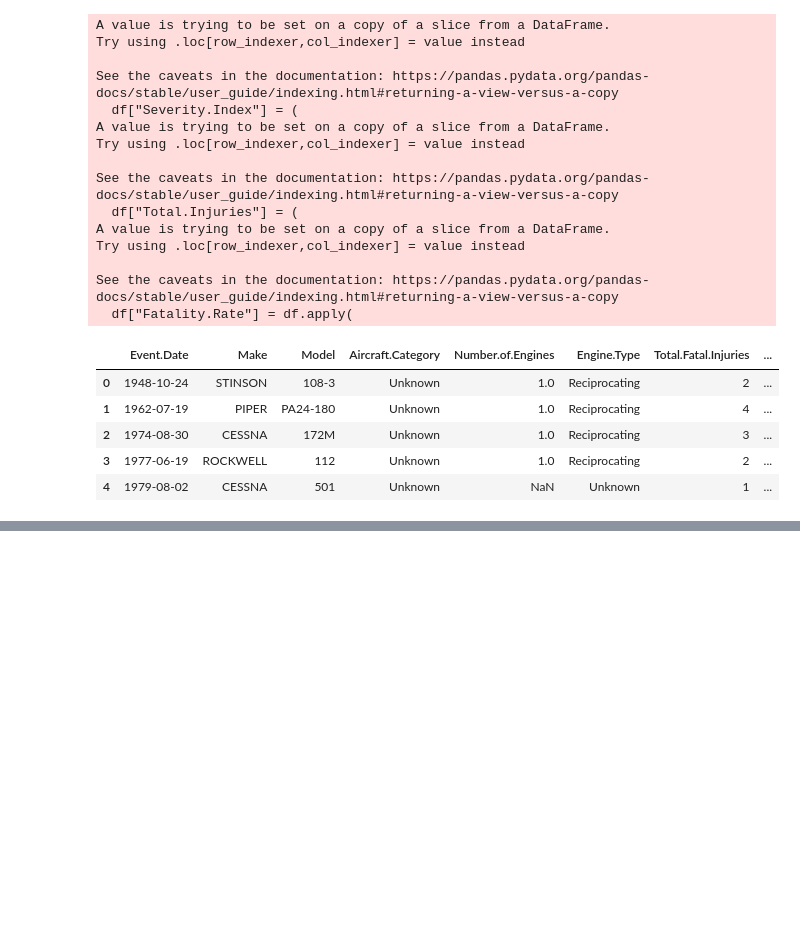
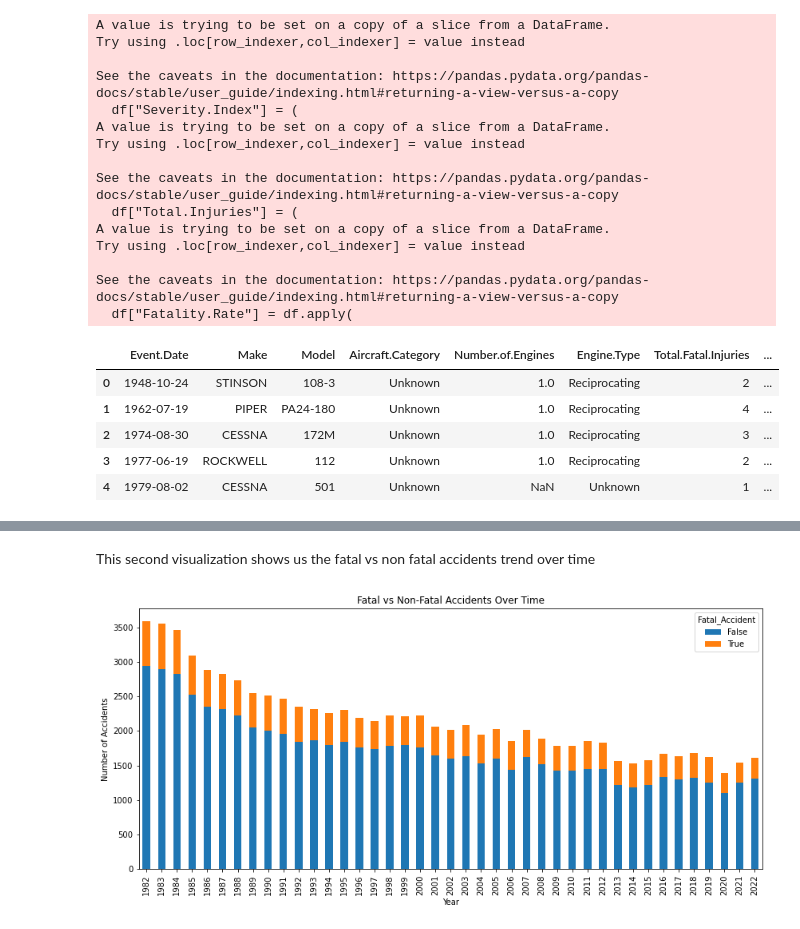
Before and after one commit to elrayoo0/Phase1_project, a Jupyter notebook: index.ipynb, the cells around one changed output, grey strips where cells are left out. Saved outputs shown, nothing was run; the diff lists cells and outputs as text; code cells hidden in the pictures; blank space fills up the shorter version.

```diff
--- a/index.ipynb
+++ b/index.ipynb
@@ -218,0 +299,13 @@ df.to_csv("cleaned_airline_accidents.csv", index=False)
+# %% [markdown]
+This second visualization shows us the fatal vs non fatal accidents trend over time
+# %%
+df["Fatal_Accident"] = df["Total.Fatal.Injuries"] > 0
+fatal_trend = df.groupby(["Event.Year", "Fatal_Accident"]).size().unstack().fillna(0)
+
+fatal_trend.plot(kind="bar", stacked=True, figsize=(14,6))
+plt.title("Fatal vs Non-Fatal Accidents Over Time")
+plt.xlabel("Year")
+plt.ylabel("Number of Accidents")
+plt.show()
+# %% [output]
+[figure, added]
```
Also changed, not shown: parts of 30 cells of this notebook, 1 other file.
